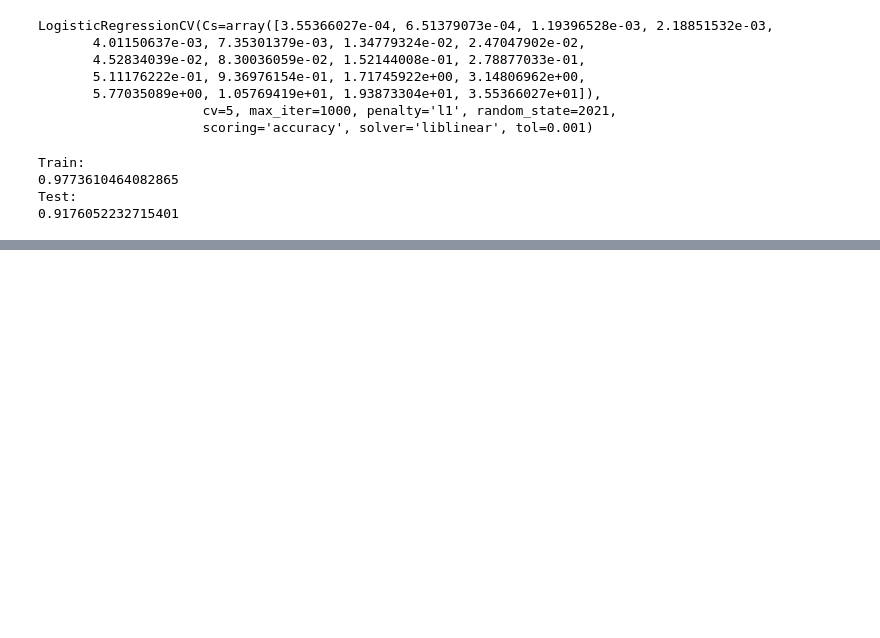
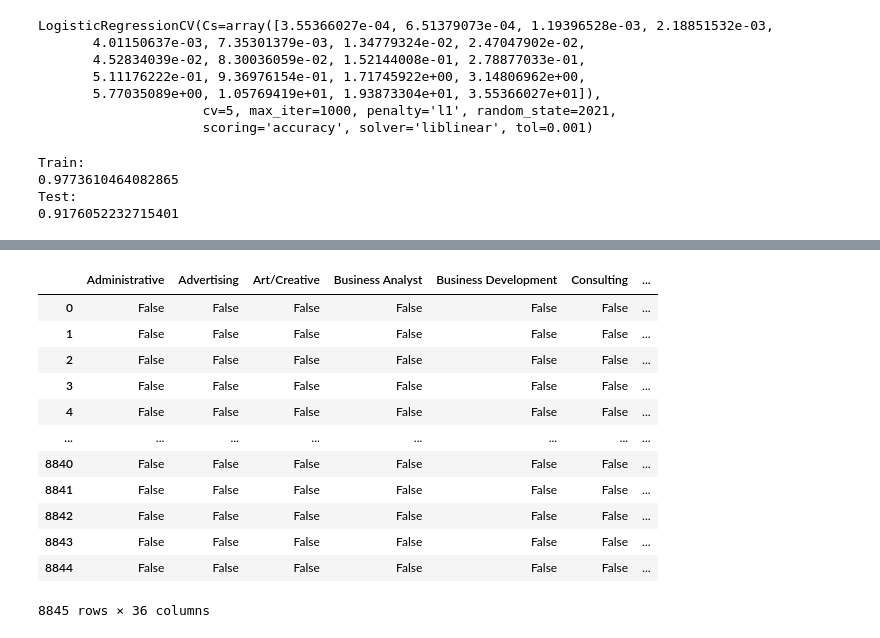
Before and after one commit to hederella/TextAnalytics, a Jupyter notebook: TextAnalyticsPreliminary.ipynb, the cells around one changed output, grey strips where cells are left out. Drawn from its saved outputs; the diff is of its cells as text; code cells hidden in the pictures; blank space fills up the shorter version.

```diff
--- a/TextAnalyticsPreliminary.ipynb
+++ b/TextAnalyticsPreliminary.ipynb
@@ -559,0 +610,18 @@ Test:
+# %%
+
+
+pd.get_dummies([f if f != "Accounting/Auditing" else np.nan for f in df.function])
+# %% [output]
+|  | Administrative | Advertising | Art/Creative | Business Analyst | Business Development | Consulting | ... |
+| 0 | False | False | False | False | False | False | ... |
+| 1 | False | False | False | False | False | False | ... |
+| 2 | False | False | False | False | False | False | ... |
+| 3 | False | False | False | False | False | False | ... |
+| 4 | False | False | False | False | False | False | ... |
+| ... | ... | ... | ... | ... | ... | ... | ... |
+| 8840 | False | False | False | False | False | False | ... |
+| 8841 | False | False | False | False | False | False | ... |
+| 8842 | False | False | False | False | False | False | ... |
+| 8843 | False | False | False | False | False | False | ... |
+| 8844 | False | False | False | False | False | False | ... |
+8845 rows × 36 columns
```
Also changed, not shown: parts of 10 cells of this notebook.
